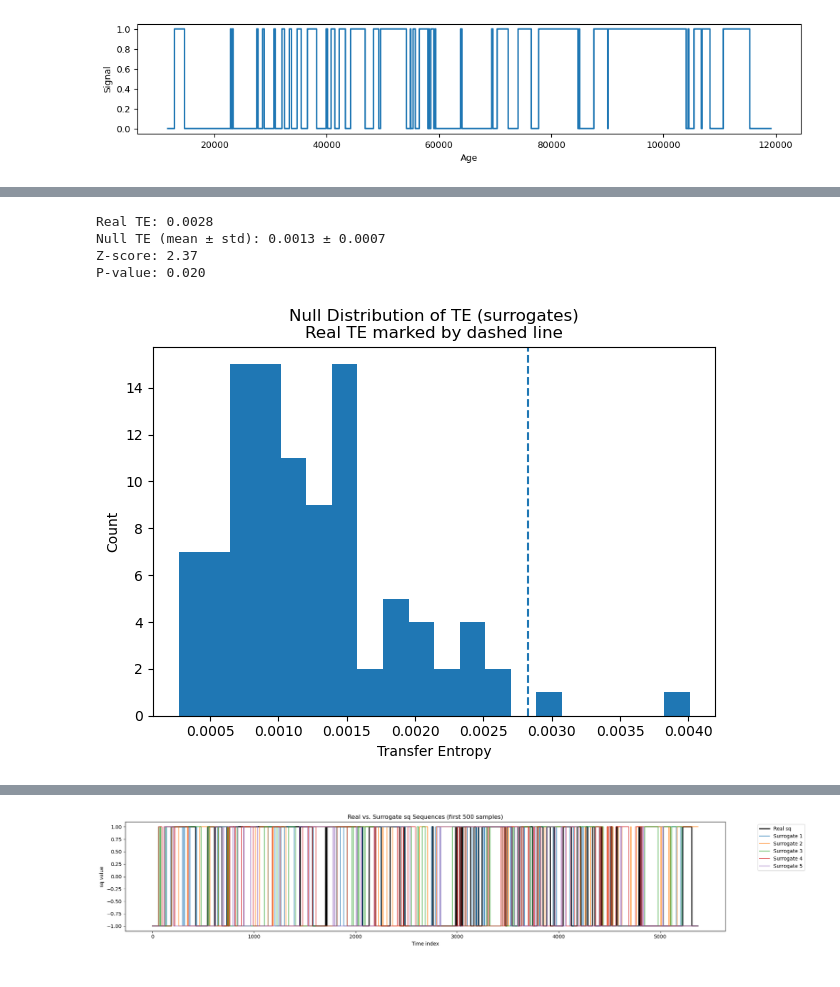
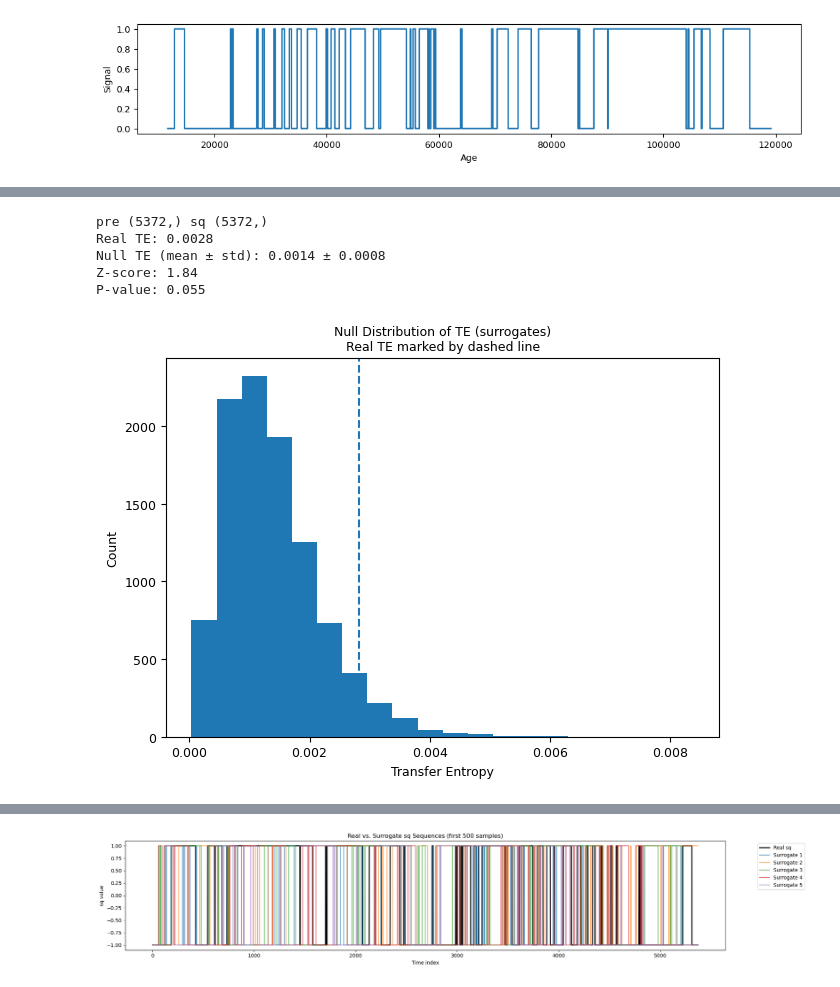
Before and after one commit to Peisong-Zheng/bipolar_seesaw_CCM, a Jupyter notebook: sq_new_NGRIP.ipynb, the cells around one changed output, grey strips where cells are left out. Cells and saved outputs as stored; diff of their text form; code cells hidden in the pictures.

```diff
--- a/sq_new_NGRIP.ipynb
+++ b/sq_new_NGRIP.ipynb
@@ -377,7 +377,7 @@ from toolbox import sq_ana as sa
 import importlib
 importlib.reload(sa)
 
-df_sq_i, df_pre_i, df_obl_i = sa.interpolate_data_forcing(df_sq.copy(), 10, if_plot=False)
+df_sq_i, df_pre_i, df_obl_i = sa.interpolate_data_forcing(df_sq.copy(), 20, if_plot=False)
 
 
 pre = df_pre_i['pre'].values      # source (precession)
@@ -385,12 +385,12 @@ obl = df_obl_i['obl'].values      # forcing (obliquity)
 sq = df_sq_i['sq'].values    # target (residual)
 
 
-result,fig=sa.transfer_entropy_surrogate_test(pre,sq, forcing_bins=6, sq_bins=2, sq_method='kmeans', binary=True, n_surr=1000)
+result,fig, te_pre=sa.transfer_entropy_surrogate_test(pre,sq, forcing_bins=4, sq_bins=2, sq_method='quantile', binary=True, n_surr=1000)
 
 # fig.savefig('TE_NGRIP.pdf',format='pdf',bbox_inches='tight')
 
 print(result)
 
-result, fig = sa.transfer_entropy_surrogate_test(obl, sq, k=1, forcing_bins=5, sq_bins=2, sq_method='kmeans', n_surr=1000)
+result, fig , te_obl= sa.transfer_entropy_surrogate_test(obl, sq, k=1, forcing_bins=5, sq_bins=2, sq_method='quantile', binary=True, n_surr=1000)
 print(result)
 # %% [output]
@@ -417,6 +684,18 @@ array([-1., -1., -1., ..., -1., -1., -1.])
 import numpy as np
 import matplotlib.pyplot as plt
 from pyinform.transferentropy import transfer_entropy
+
+
+
+pre = df_pre_i['pre'].values      # source (precession)
+sq = df_sq_i['sq'].values    # target (residual)
+
+pre=pre[::-1]
+sq=sq[::-1]
+
+
+print("pre", pre.shape, "sq", sq.shape)
+
 
 
 
@@ -425,10 +704,10 @@ edges_pre = np.histogram_bin_edges(pre, bins=4)
 pre_disc = np.digitize(pre, edges_pre[1:-1])
 
 edges_sq = np.histogram_bin_edges(sq, bins=2)
-sq_disc = np.digitize(sq, edges_sq[1:-1])
+# sq_disc = np.digitize(sq, edges_sq[1:-1])
 
 # --- 2) Compute real transfer entropy (k=1) ---
-real_te = transfer_entropy(pre_disc, sq_disc, k=1)
+real_te = transfer_entropy(pre_disc, sq, k=1)
 
 # --- 3) Recompute run‐lengths for surrogate generation ---
 runs, lengths = [], []
@@ -443,13 +722,13 @@ for v in sq[1:]:
 runs.append(cur_val)
 lengths.append(cur_len)
 
-lengths_stadial = [L for L, R in zip(lengths, runs) if R == -1]
+lengths_stadial = [L for L, R in zip(lengths, runs) if R == 0]
 lengths_inter   = [L for L, R in zip(lengths, runs) if R ==  1]
 
 def generate_surrogate(runs, L_stad, L_int, N):
     seq = []
     for state in runs:
-        L = np.random.choice(L_stad if state == -1 else L_int)
+        L = np.random.choice(L_stad if state == 0 else L_int)
         seq.extend([state] * L)
         if len(seq) >= N:
             break
@@ -459,40 +738,41 @@ def generate_surrogate(runs, L_stad, L_int, N):
     return np.array(seq)
 
 # --- 4) Build null distribution of TE from surrogates ---
-n_surrogates = 100
+n_surrogates = 10000
 null_tes = []
 for _ in range(n_surrogates):
     surr = generate_surrogate(runs, lengths_stadial, lengths_inter, len(sq))
-    surr_disc = np.digitize(surr, edges_sq[1:-1])
-    null_tes.append(transfer_entropy(pre_disc, surr_disc, k=1))
+    # surr_disc = np.digitize(surr, edges_sq[1:-1])
+    null_tes.append(transfer_entropy(pre_disc, surr, k=1))
 null_tes = np.array(null_tes)
 
 # --- 5) Summary statistics ---
 mean_null = null_tes.mean()
 std_null = null_tes.std(ddof=1)
 z_score = (real_te - mean_null) / std_null
 p_value = (null_tes >= real_te).sum() / n_surrogates
 
 print(f"Real TE: {real_te:.4f}")
 print(f"Null TE (mean ± std): {mean_null:.4f} ± {std_null:.4f}")
 print(f"Z-score: {z_score:.2f}")
 print(f"P-value: {p_value:.3f}")
 
 # --- 6) Plot null distribution with real TE marked ---
 plt.figure()
 plt.hist(null_tes, bins=20)
 plt.axvline(real_te, linestyle='--')
 plt.xlabel("Transfer Entropy")
 plt.ylabel("Count")
 plt.title("Null Distribution of TE (surrogates)\nReal TE marked by dashed line")
 plt.tight_layout()
 plt.show()
 # %% [output]
+pre (5372,) sq (5372,)
 Real TE: 0.0028
-Null TE (mean ± std): 0.0013 ± 0.0007
-Z-score: 2.37
-P-value: 0.020
+Null TE (mean ± std): 0.0014 ± 0.0008
+Z-score: 1.84
+P-value: 0.055
-[figure, old version]
+[figure, new version]
 # %%
 import numpy as np
 import matplotlib.pyplot as plt
```
Also changed, not shown: parts of 8 cells of this notebook, 2 other files.
